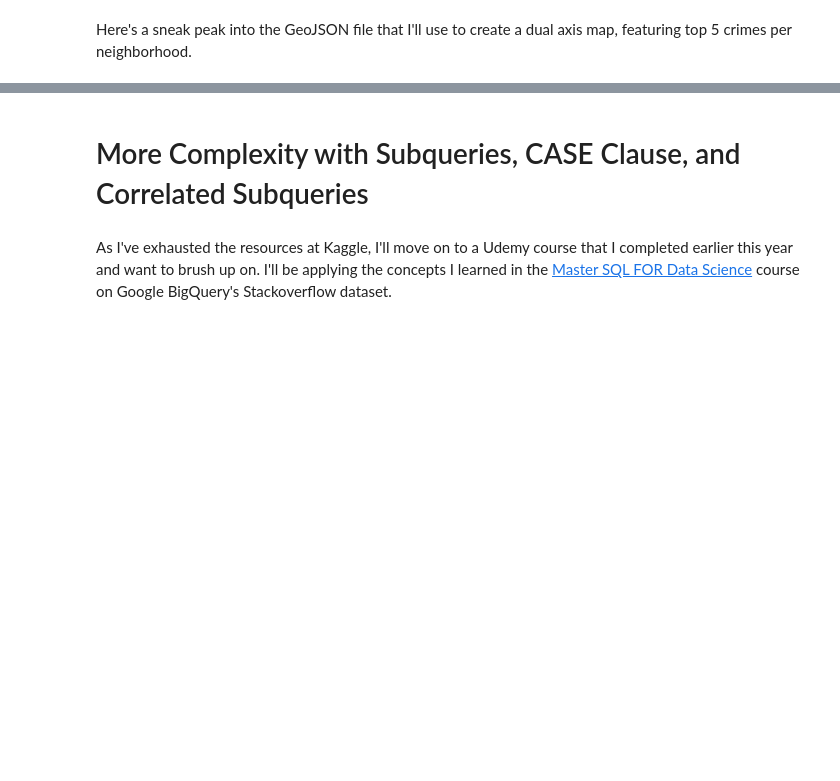
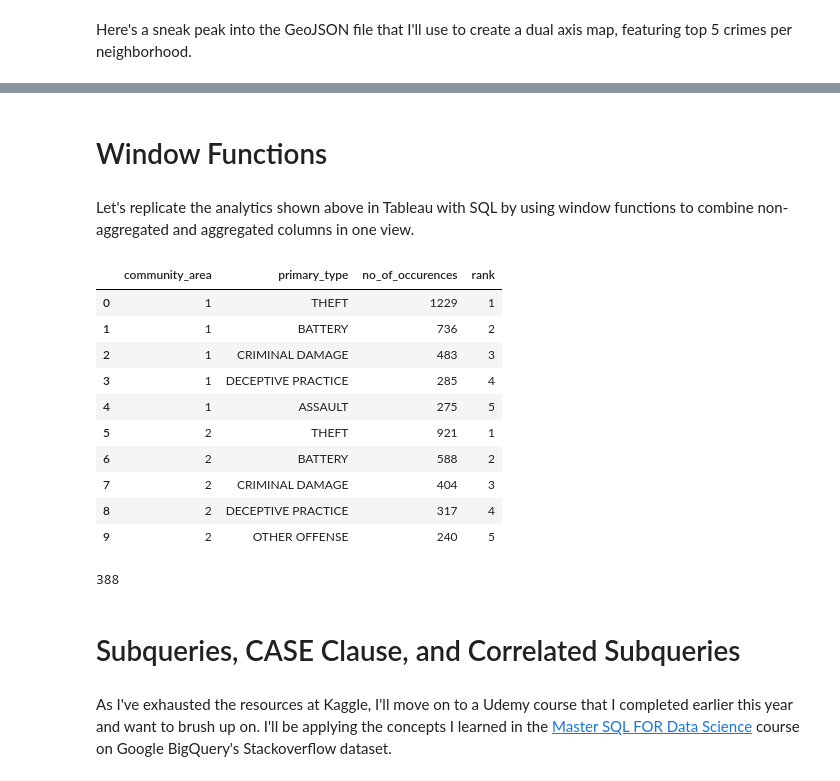
Before and after one commit to akelly66/BigQuery-SQL-Practice, a Jupyter notebook: Kaggle-SQL-BigQuery.ipynb, the cells around one changed output, grey strips where cells are left out. Saved outputs shown, nothing was run; the diff lists cells and outputs as text; code cells hidden in the pictures; blank space fills up the shorter version.

Commit message:
Added Window Functions section

```diff
--- a/Kaggle-SQL-BigQuery.ipynb
+++ b/Kaggle-SQL-BigQuery.ipynb
@@ -276,8 +276,46 @@ geojson_df.head()
 </div>
 # %% [output]
 [interactive output not drawn]
+# %% [markdown]
+# Window Functions
+# %% [markdown]
+Let's replicate the analytics shown above in Tableau with SQL by using window functions to combine non-aggregated and aggregated columns in one view.
+# %%
+top_5_crimes_by_neighborhood =  '''
+                                SELECT *
+                                FROM (
+                                SELECT c.community_area, c.primary_type, COUNT(c.primary_type) no_of_occurences,
+                                RANK() OVER(PARTITION BY c.community_area ORDER BY COUNT(c.primary_type) DESC) as rank
+                                FROM bigquery-public-data.chicago_crime.crime AS c
+                                WHERE c.date BETWEEN '2019-01-01' AND '2019-12-31'
+                                GROUP BY c.community_area, c.primary_type
+                                    )
+                                WHERE rank <=5
+                                '''
+# %%
+top_5_crimes_by_neighborhood_job = client.query(top_5_crimes_by_neighborhood, job_config=safe_config)
+
+top_5 = top_5_crimes_by_neighborhood_job.to_dataframe()
+# %%
+top_5.head(10)
+# %% [output]
+|  | community_area | primary_type | no_of_occurences | rank |
+| 0 | 1 | THEFT | 1229 | 1 |
+| 1 | 1 | BATTERY | 736 | 2 |
+| 2 | 1 | CRIMINAL DAMAGE | 483 | 3 |
+| 3 | 1 | DECEPTIVE PRACTICE | 285 | 4 |
+| 4 | 1 | ASSAULT | 275 | 5 |
+| 5 | 2 | THEFT | 921 | 1 |
+| 6 | 2 | BATTERY | 588 | 2 |
+| 7 | 2 | CRIMINAL DAMAGE | 404 | 3 |
+| 8 | 2 | DECEPTIVE PRACTICE | 317 | 4 |
+| 9 | 2 | OTHER OFFENSE | 240 | 5 |
+# %%
+len(top_5)
+# %% [output]
+388
 # %% [markdown]
-# More Complexity with Subqueries, CASE Clause, and Correlated Subqueries
+# Subqueries, CASE Clause, and Correlated Subqueries
 # %% [markdown]
 As I've exhausted the resources at Kaggle, I'll move on to a Udemy course that I completed earlier this year and want to brush up on. I'll be applying the concepts I learned in the <a href="https://www.udemy.com/course/master-sql-for-data-science/"> Master SQL FOR Data Science</a> course on Google BigQuery's Stackoverflow dataset.
 # %%
```
Also changed, not shown: parts of 1 cell of this notebook.
